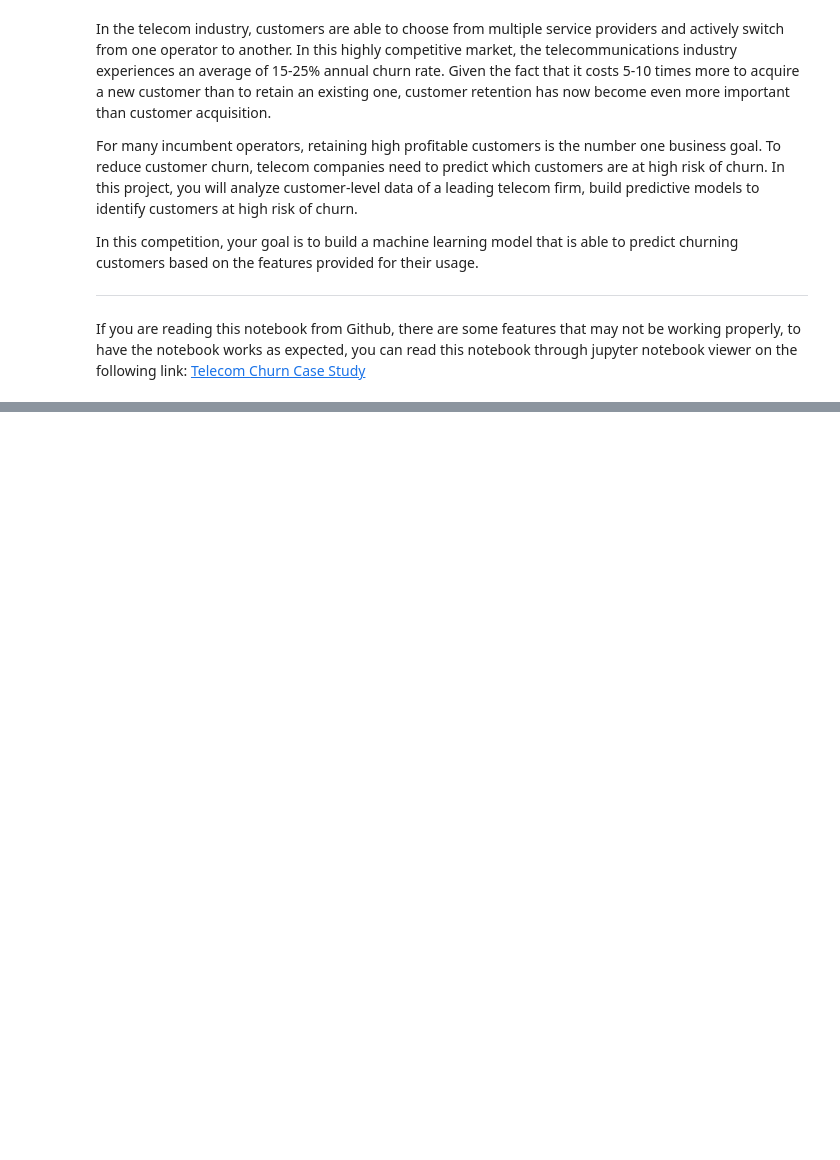
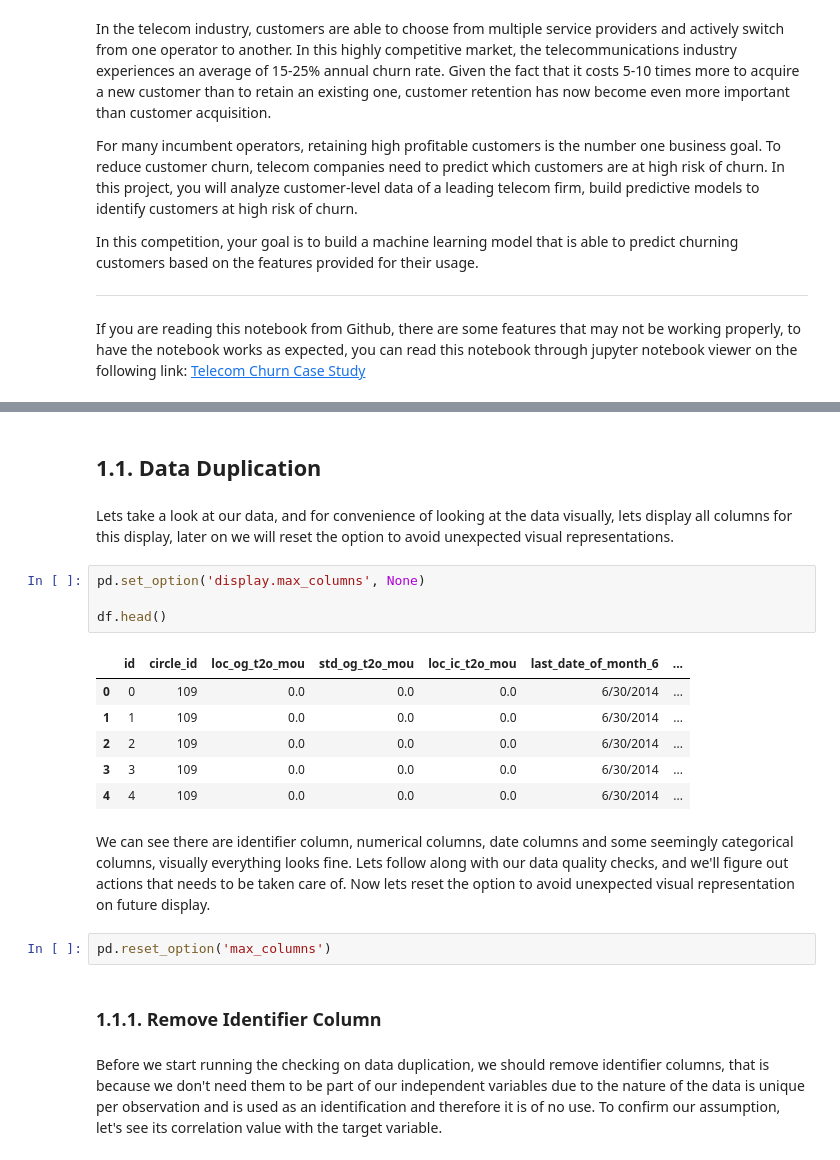
Before and after one commit to hendrauzia/ljmu-tccs, a Jupyter notebook: code/Telecom Churn Case Study.ipynb, the cells around one changed output, grey strips where cells are left out. Cells and saved outputs as stored; diff of their text form; blank space fills up the shorter version.

```diff
--- a/code/Telecom Churn Case Study.ipynb
+++ b/code/Telecom Churn Case Study.ipynb
@@ -14,0 +63,23 @@ If you are reading this notebook from Github, there are some features that may n
+# %% [markdown]
+## 1.1. Data Duplication
+# %% [markdown]
+Lets take a look at our data, and for convenience of looking at the data visually, lets display all columns for this display, later on we will reset the option to avoid unexpected visual representations.
+# %%
+pd.set_option('display.max_columns', None)
+
+df.head()
+# %% [output]
+|  | id | circle_id | loc_og_t2o_mou | std_og_t2o_mou | loc_ic_t2o_mou | last_date_of_month_6 | ... |
+| 0 | 0 | 109 | 0.0 | 0.0 | 0.0 | 6/30/2014 | ... |
+| 1 | 1 | 109 | 0.0 | 0.0 | 0.0 | 6/30/2014 | ... |
+| 2 | 2 | 109 | 0.0 | 0.0 | 0.0 | 6/30/2014 | ... |
+| 3 | 3 | 109 | 0.0 | 0.0 | 0.0 | 6/30/2014 | ... |
+| 4 | 4 | 109 | 0.0 | 0.0 | 0.0 | 6/30/2014 | ... |
+# %% [markdown]
+We can see there are identifier column, numerical columns, date columns and some seemingly categorical columns, visually everything looks fine. Lets follow along with our data quality checks, and we'll figure out actions that needs to be taken care of. Now lets reset the option to avoid unexpected visual representation on future display.
+# %%
+pd.reset_option('max_columns')
+# %% [markdown]
+### 1.1.1. Remove Identifier Column
+# %% [markdown]
+Before we start running the checking on data duplication, we should remove identifier columns, that is because we don't need them to be part of our independent variables due to the nature of the data is unique per observation and is used as an identification and therefore it is of no use. To confirm our assumption, let's see its correlation value with the target variable.
```
Also changed, not shown: parts of 82 cells of this notebook, 1 other file.
